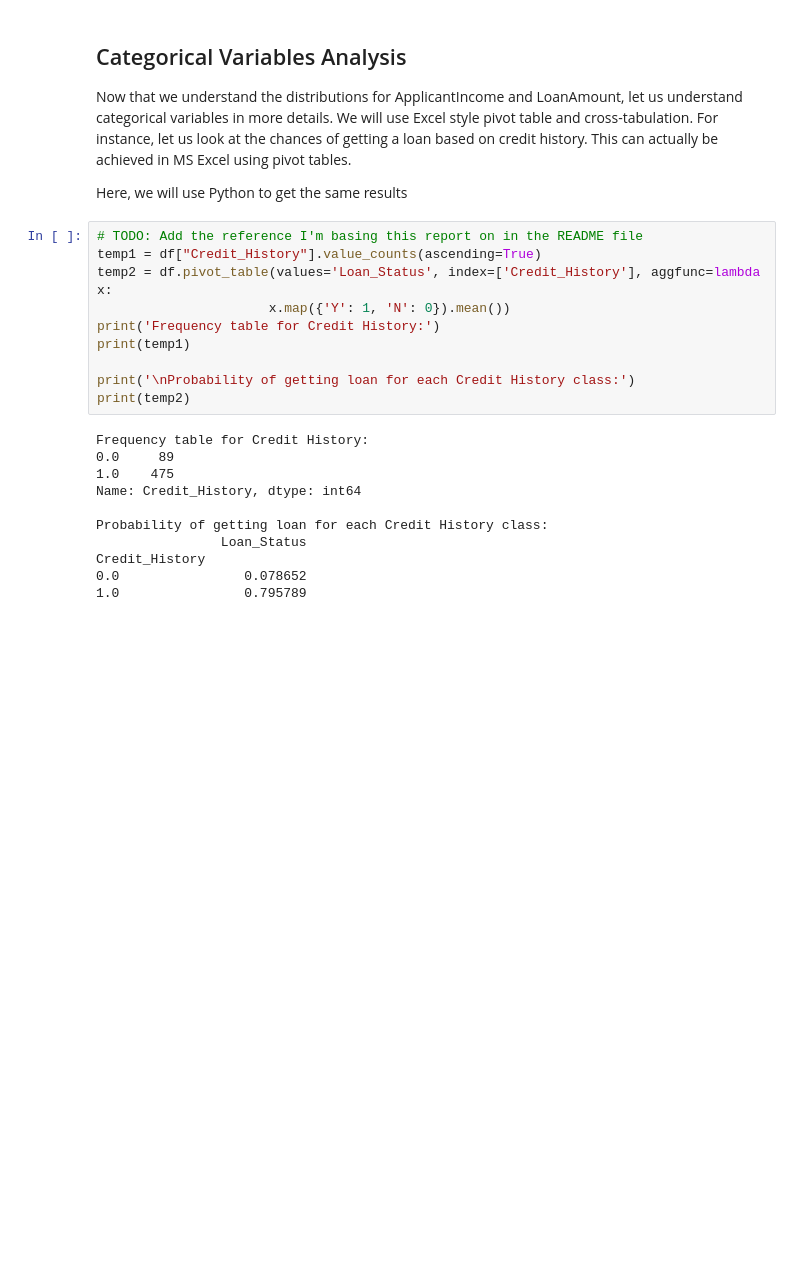
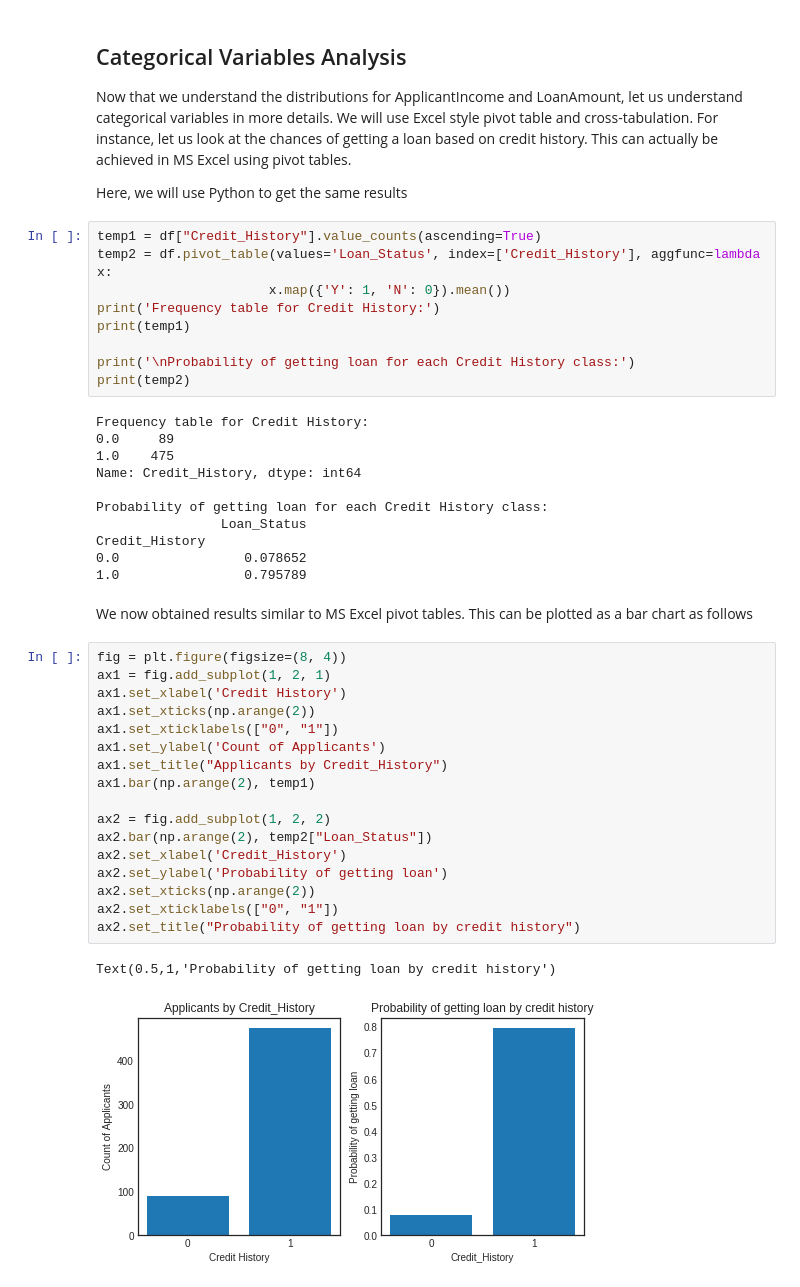
Before and after one commit to ericdasse28/loan-prediction, a Jupyter notebook: Automated Loan Prediction.ipynb, the cells around one changed output. Drawn from its saved outputs; the diff is of its cells as text; blank space fills up the shorter version.

```diff
--- a/Automated Loan Prediction.ipynb
+++ b/Automated Loan Prediction.ipynb
@@ -111,7 +112,6 @@ Now that we understand the distributions for ApplicantIncome and LoanAmount, let
 
 Here, we will use Python to get the same results
 # %%
-# TODO: Add the reference I'm basing this report on in the README file
 temp1 = df["Credit_History"].value_counts(ascending=True)
 temp2 = df.pivot_table(values='Loan_Status', index=['Credit_History'], aggfunc=lambda x:
                       x.map({'Y': 1, 'N': 0}).mean())
@@ -131,3 +131,25 @@ Probability of getting loan for each Credit History class:
 Credit_History
 0.0                0.078652
 1.0                0.795789
+# %% [markdown]
+We now obtained results similar to MS Excel pivot tables. This can be plotted as a bar chart as follows
+# %%
+fig = plt.figure(figsize=(8, 4))
+ax1 = fig.add_subplot(1, 2, 1)
+ax1.set_xlabel('Credit History')
+ax1.set_xticks(np.arange(2))
+ax1.set_xticklabels(["0", "1"])
+ax1.set_ylabel('Count of Applicants')
+ax1.set_title("Applicants by Credit_History")
+ax1.bar(np.arange(2), temp1)
+
+ax2 = fig.add_subplot(1, 2, 2)
+ax2.bar(np.arange(2), temp2["Loan_Status"])
+ax2.set_xlabel('Credit_History')
+ax2.set_ylabel('Probability of getting loan')
+ax2.set_xticks(np.arange(2))
+ax2.set_xticklabels(["0", "1"])
+ax2.set_title("Probability of getting loan by credit history")
+# %% [output]
+Text(0.5,1,'Probability of getting loan by credit history')
+[figure, added]
```
Also changed, not shown: parts of 5 cells of this notebook.
